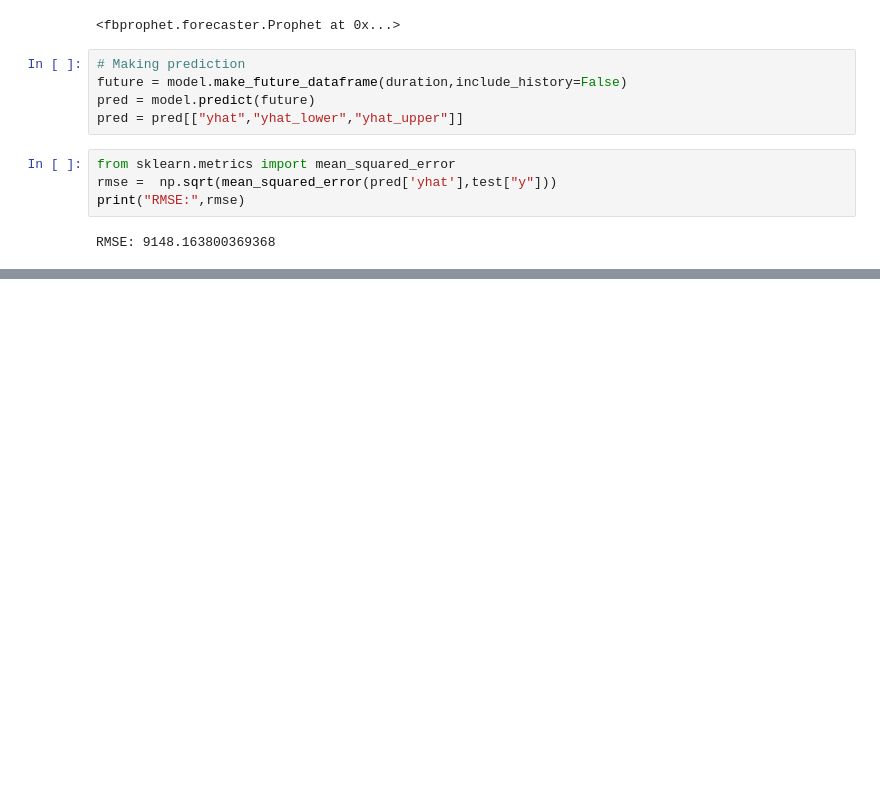
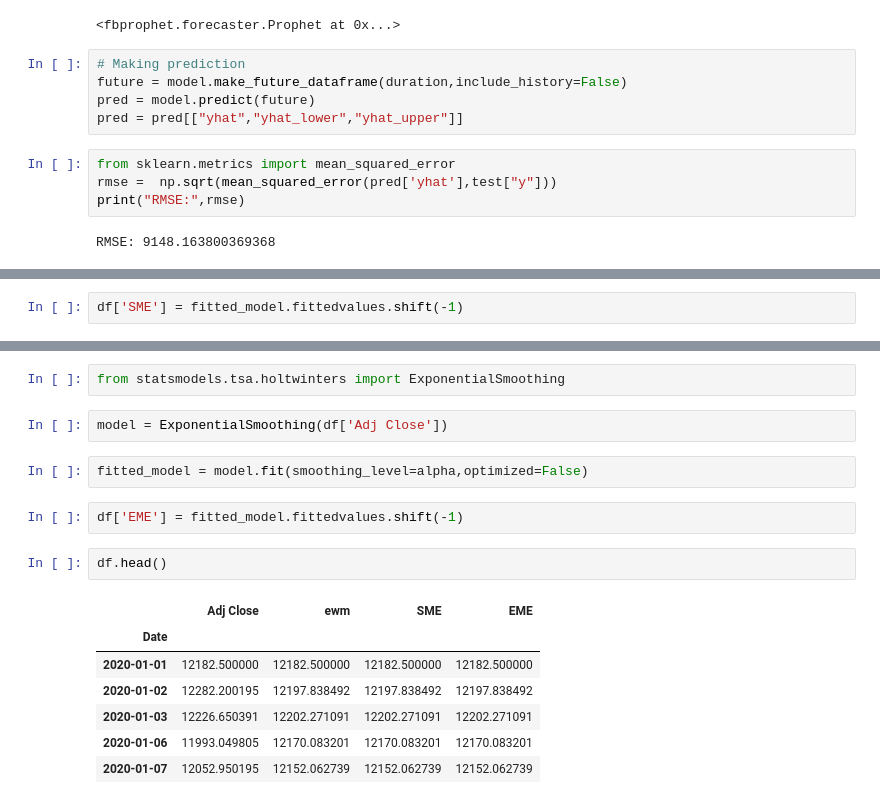
Before and after one commit to jesvin1/Basics, a Jupyter notebook: Nifty_Prediction.ipynb, the cells around one changed output, grey strips where cells are left out. Cells and saved outputs as stored; diff of their text form; blank space fills up the shorter version.

```diff
--- a/Nifty_Prediction.ipynb
+++ b/Nifty_Prediction.ipynb
@@ -382,0 +462,2 @@ RMSE: 9148.163800369368
+# %%
+df['SME'] = fitted_model.fittedvalues.shift(-1)
@@ -382,0 +476,18 @@ RMSE: 9148.163800369368
+# %%
+from statsmodels.tsa.holtwinters import ExponentialSmoothing
+# %%
+model = ExponentialSmoothing(df['Adj Close'])
+# %%
+fitted_model = model.fit(smoothing_level=alpha,optimized=False)
+# %%
+df['EME'] = fitted_model.fittedvalues.shift(-1)
+# %%
+df.head()
+# %% [output]
+|  | Adj Close | ewm | SME | EME |
+| Date |  |  |  |  |
+| 2020-01-01 | 12182.500000 | 12182.500000 | 12182.500000 | 12182.500000 |
+| 2020-01-02 | 12282.200195 | 12197.838492 | 12197.838492 | 12197.838492 |
+| 2020-01-03 | 12226.650391 | 12202.271091 | 12202.271091 | 12202.271091 |
+| 2020-01-06 | 11993.049805 | 12170.083201 | 12170.083201 | 12170.083201 |
+| 2020-01-07 | 12052.950195 | 12152.062739 | 12152.062739 | 12152.062739 |
```
Also changed, not shown: parts of 18 cells of this notebook.
